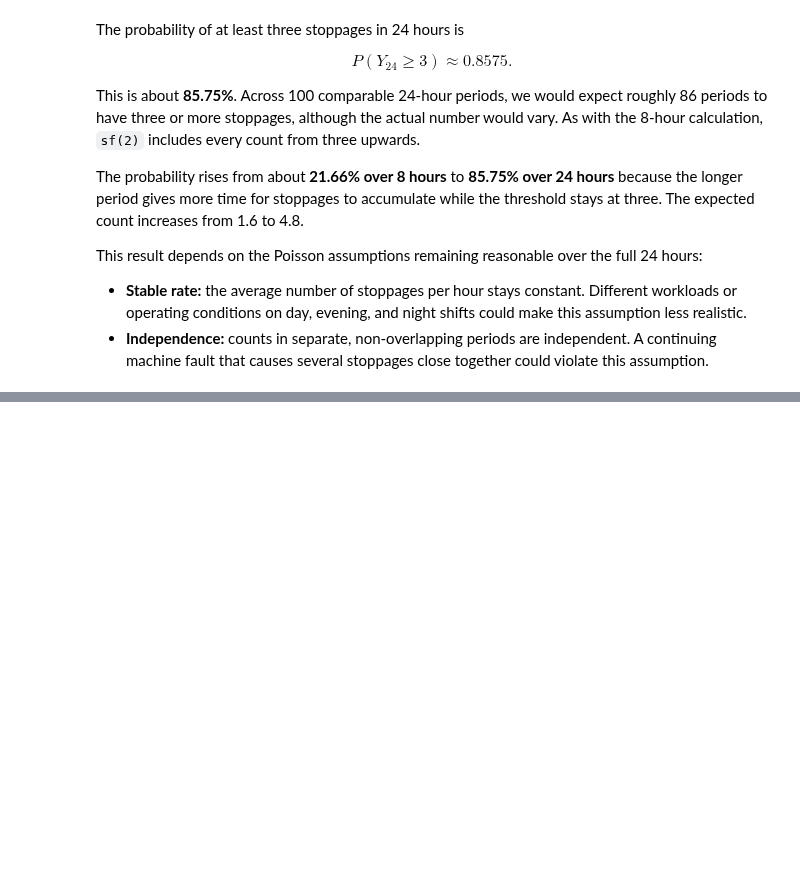
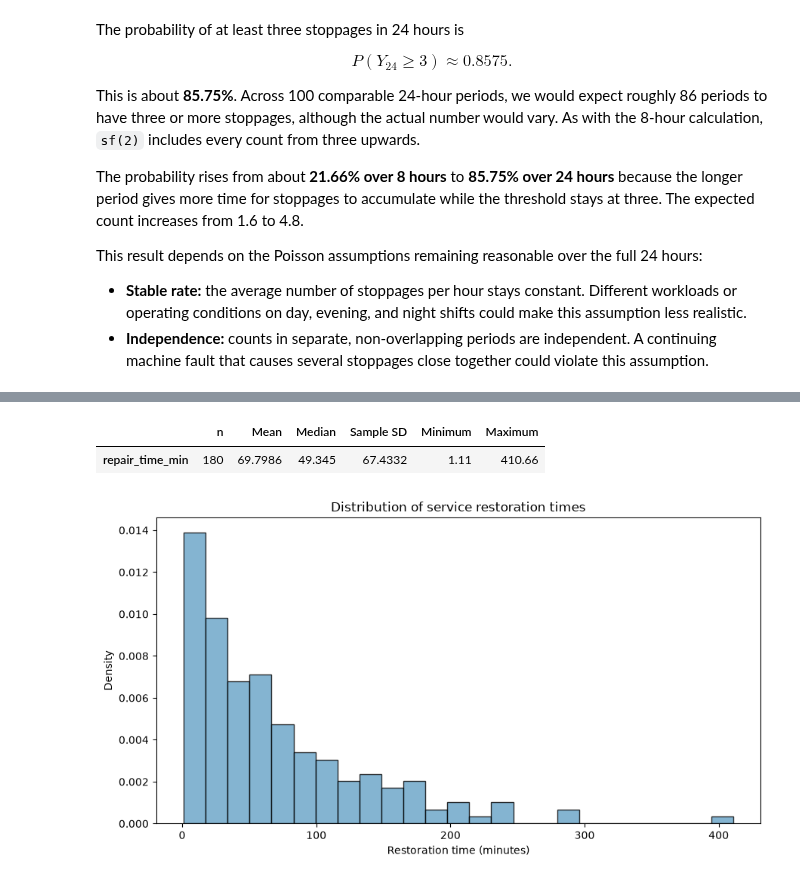
Before and after one commit to SnehaKoirala/STA_Assignments, a Jupyter notebook: Assignment2/Assignment2.ipynb, the cells around one changed output, grey strips where cells are left out. Cells and saved outputs as stored; diff of their text form; code cells hidden in the pictures; blank space fills up the shorter version.

```diff
--- a/Assignment2/Assignment2.ipynb
+++ b/Assignment2/Assignment2.ipynb
@@ -572,0 +985,28 @@ This result depends on the Poisson assumptions remaining reasonable over the ful
+# %%
+repair_time = service_repairs["repair_time_min"]
+
+repair_summary = pd.DataFrame({
+    "n": [repair_time.count()],
+    "Mean": [repair_time.mean()],
+    "Median": [repair_time.median()],
+    "Sample SD": [repair_time.std(ddof=1)],
+    "Minimum": [repair_time.min()],
+    "Maximum": [repair_time.max()],
+}, index=["repair_time_min"])
+
+repair_summary.round(4)
+# %% [output]
+|  | n | Mean | Median | Sample SD | Minimum | Maximum |
+| repair_time_min | 180 | 69.7986 | 49.345 | 67.4332 | 1.11 | 410.66 |
+# %%
+fig, ax = plt.subplots(figsize=(9, 5))
+
+ax.hist(repair_time, bins=25, density=True, color="#66A2C6", edgecolor="black", alpha=0.8)
+ax.set_xlabel("Restoration time (minutes)")
+ax.set_ylabel("Density")
+ax.set_title("Distribution of service restoration times")
+
+plt.tight_layout()
+plt.show()
+# %% [output]
+[figure, added]
```
Also changed, not shown: parts of 35 cells of this notebook.
